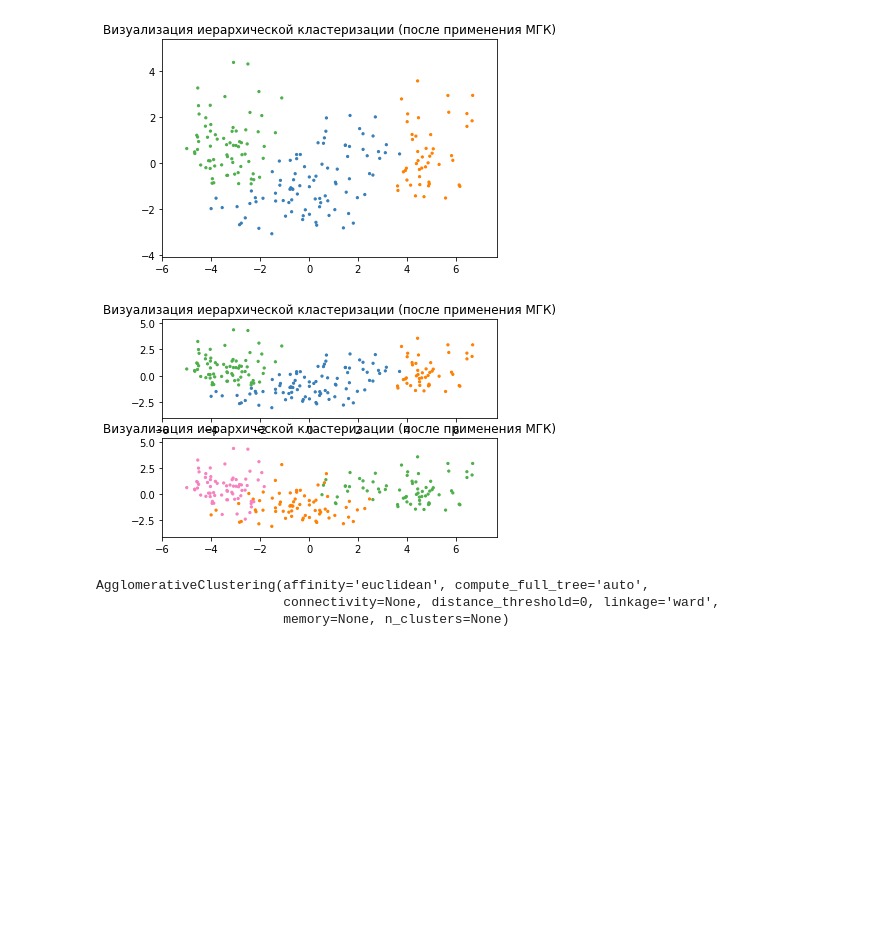
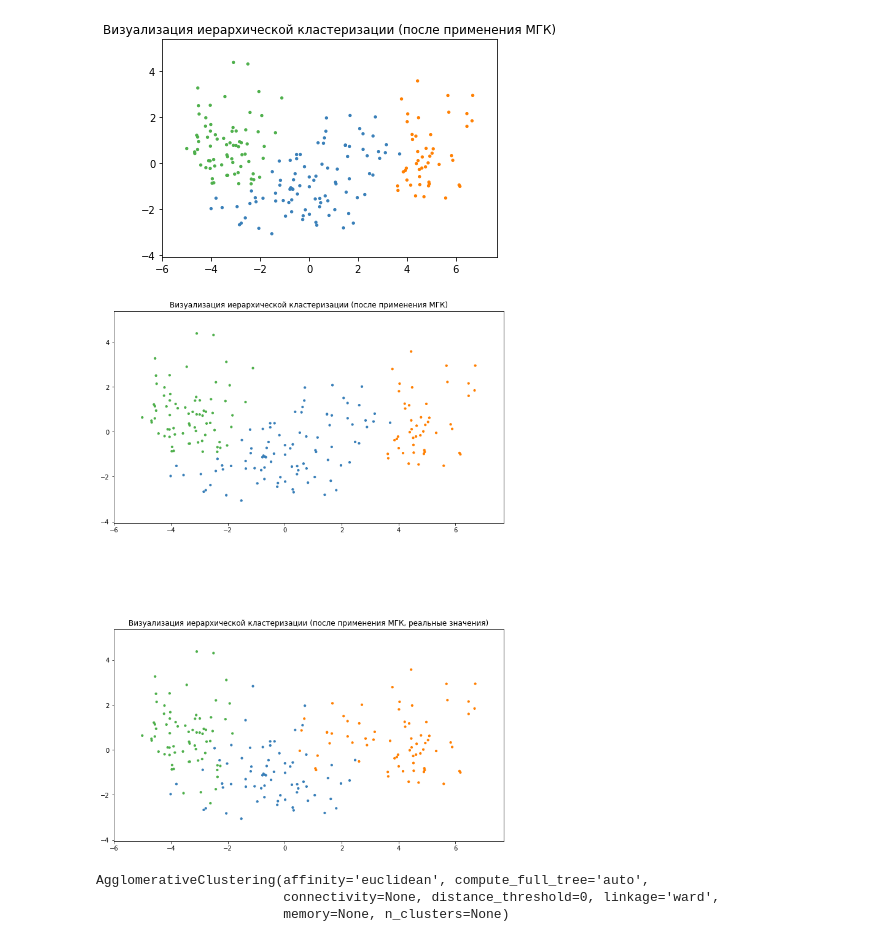
Before and after one commit to kotypopadayutvray/univ_ml_methods, a Jupyter notebook: Лабораторная работа 14/seeds.ipynb, the cells around one changed output. Saved outputs shown, nothing was run; the diff lists cells and outputs as text; code cells hidden in the pictures; blank space fills up the shorter version.

Commit message:
Change plots

```diff
--- a/Лабораторная работа 14/seeds.ipynb
+++ b/Лабораторная работа 14/seeds.ipynb
@@ -34,19 +34,29 @@ def scatterplot_clustering(model, pca_data, true_labels):
     true_colors = np.array(list(islice(cycle(color_codes), int(max(true_labels) + 1))))
     pred_colors = np.array(list(islice(cycle(color_codes), int(max(pred_labels) + 1))))
 
+    plt.figure(figsize=(9, 12))
+    plt.subplots_adjust(
+        left=.02,
+        right=1.0,
+        bottom=.001,
+        top=1.0,
+        wspace=.5,
+        hspace=.5
+    )
+
     plt.subplot(2, 1, 1)
 
-    plt.scatter(pca_data[:, 0], pca_data[:, 1], s=5, color=pred_colors[pred_labels])
+    plt.scatter(pca_data[:, 0], pca_data[:, 1], s=10, color=pred_colors[pred_labels])
     plt.xlim(x_min, x_max)
     plt.ylim(y_min, y_max)
     plt.title('Визуализация иерархической кластеризации (после применения МГК)')
 
     plt.subplot(2, 1, 2)
 
-    plt.scatter(pca_data[:, 0], pca_data[:, 1], s=5, color=true_colors[true_labels])
+    plt.scatter(pca_data[:, 0], pca_data[:, 1], s=10, color=true_colors[true_labels])
     plt.xlim(x_min, x_max)
     plt.ylim(y_min, y_max)
-    plt.title('Визуализация иерархической кластеризации (после применения МГК)')
+    plt.title('Визуализация иерархической кластеризации (после применения МГК, реальные значения)')
 
     plt.show()
 # %%
@@ -116,9 +126,9 @@ plt.show()
 # %% [output]
 [figure]
 # %%
-scatterplot_clustering(hierarchical, reduced_data, seeds.wheat_class)
+scatterplot_clustering(hierarchical, reduced_data, seeds.wheat_class - 1)
 # %% [output]
-[figure, old version]
+[figure, new version]
 # %%
 hierarchical = AgglomerativeClustering(distance_threshold=0, n_clusters=None)
 hierarchical.fit(cluster_data)
```
